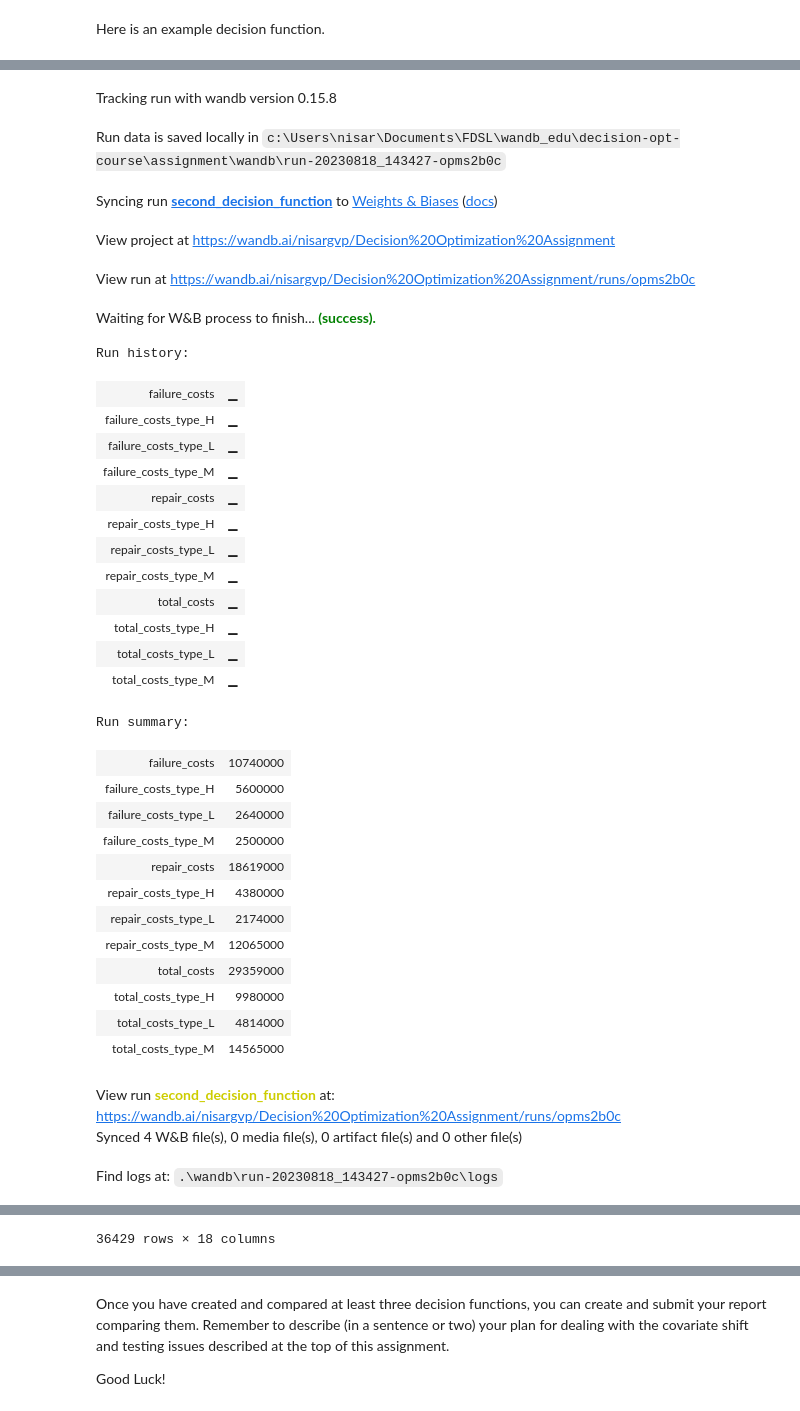
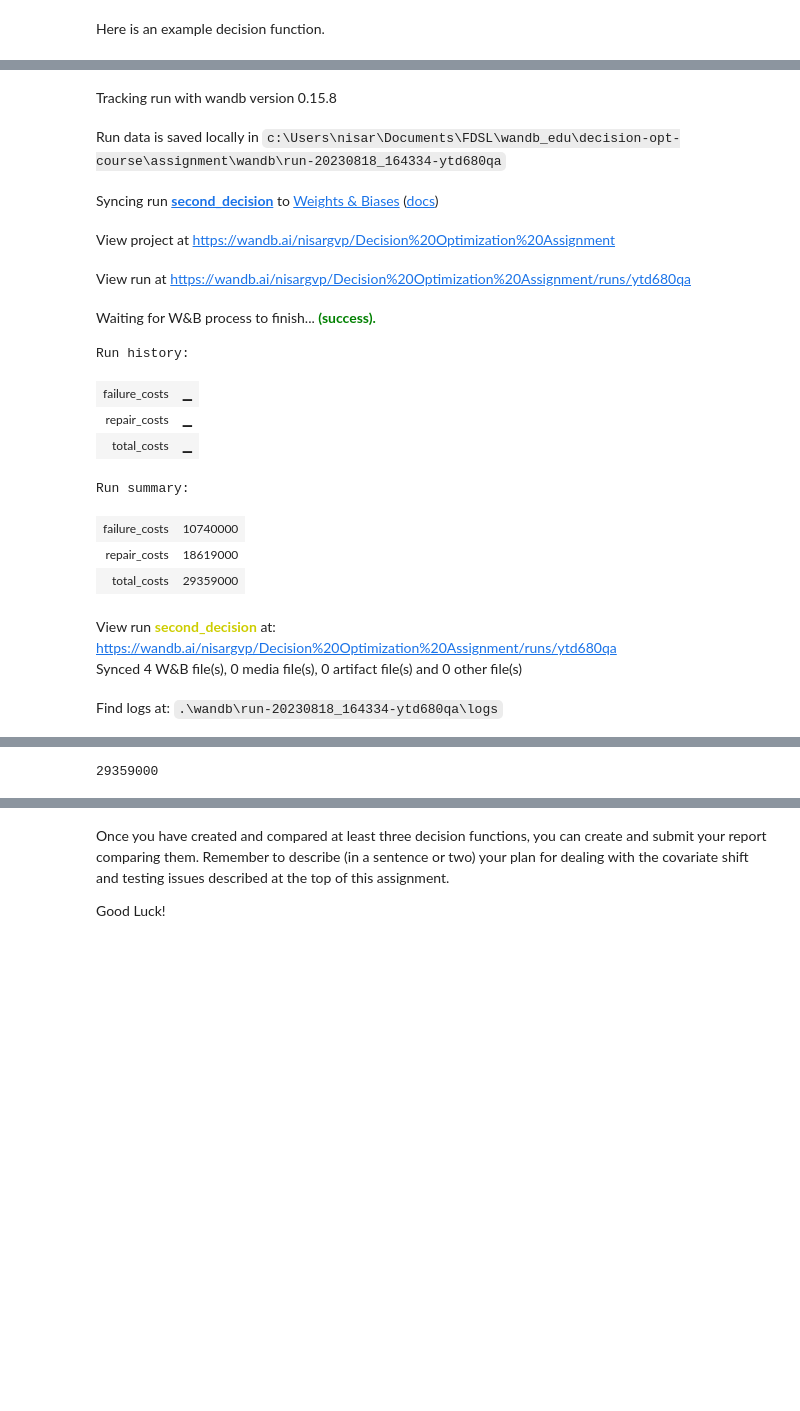
Before and after one commit to nisargvp/wandb_edu, a Jupyter notebook: decision-opt-course/assignment/start_here.ipynb, the cells around one changed output, grey strips where cells are left out. Cells and saved outputs as stored; diff of their text form; code cells hidden in the pictures; blank space fills up the shorter version.

```diff
--- a/decision-opt-course/assignment/start_here.ipynb
+++ b/decision-opt-course/assignment/start_here.ipynb
@@ -179,31 +179,19 @@ If choose to do preventive maintenance, you pay the cost shown below for `Cost o
 
 First, write a function that determines the costs given some data, a machine learning model to predict failure rates, and a decision function:
 # %%
-def log_metrics(outcomes, decision_function, tags = None):
+def log_metrics(outcomes, name="decision_function_name", tags = None):
     with wandb.init(project=project_name,
-                    name=decision_function.__name__,
+                    name=name,
                     job_type="repair decision cost simulations",
                     tags= tags):
         wandb.log({
-            "repair_costs_type_L": outcomes[outcomes["Type"] == "L"]["repair_cost"].sum(),
-            "repair_costs_type_M": outcomes[outcomes["Type"] == "M"]["repair_cost"].sum(),
-            "repair_costs_type_H": outcomes[outcomes["Type"] == "H"]["repair_cost"].sum(),
-
-            "failure_costs_type_L": outcomes[outcomes["Type"] == "L"]["failure_cost"].sum(),
-            "failure_costs_type_M": outcomes[outcomes["Type"] == "M"]["failure_cost"].sum(),
-            "failure_costs_type_H": outcomes[outcomes["Type"] == "H"]["failure_cost"].sum(),
-
-            "total_costs_type_L": outcomes[outcomes["Type"] == "L"]["failure_cost"].sum() + outcomes[outcomes["Type"] == "L"]["repair_cost"].sum(),
-            "total_costs_type_M": outcomes[outcomes["Type"] == "M"]["failure_cost"].sum() + outcomes[outcomes["Type"] == "M"]["repair_cost"].sum(),
-            "total_costs_type_H": outcomes[outcomes["Type"] == "H"]["failure_cost"].sum() + outcomes[outcomes["Type"] == "H"]["repair_cost"].sum(),
-
             "repair_costs": outcomes["repair_cost"].sum(),
             "failure_costs": outcomes["failure_cost"].sum(),
             "total_costs": outcomes["repair_cost"].sum() + outcomes["failure_cost"].sum(),
         })
     return
 # %%
-def cost_calculator(data, model, decision_function, tags=None, log=True):
+def cost_calculator(data, model, decision, tags=None, log=True, decision_name = "decision_function"):
     """
     Args:
         data (pandas.DataFrame): The dataset on which the cost is calculated.
@@ -225,7 +213,7 @@ def cost_calculator(data, model, decision_function, tags=None, log=True):
 
     data = data.merge(repair_cost_df, how='left', left_on='Type', right_on='machine_type', validate='many_to_one').drop('machine_type', axis=1)
 
-    data['repair_decision'] = decision_function(data, model)
+    data['repair_decision'] = decision
 
     data["repair_cost"] = np.where(
         data["repair_decision"] == 1,
@@ -240,11 +228,9 @@ def cost_calculator(data, model, decision_function, tags=None, log=True):
     )
 
     if log:
-        log_metrics(data, decision_function, tags)
+        log_metrics(data, decision_name, tags)
 
-    return data
-
-# first_costs = cost_calculator(test, modeling_pipeline, first_decision_function, tags=['test_data'], log=True)
+    return (data.repair_cost.sum() + data.failure_cost.sum())
 # %% [markdown]
 Here is an example decision function.
 # %%
@@ -323,63 +275,44 @@ def second_decision_function(data, model):
     Args:
         data (pandas.DataFrame): Data to make a decision on
         model (sklearn model): A trained sklearn classifier
 
     Returns:
         repair_decision (bool): A decision to repair or not to repair
     """
     machine_types = ['L', 'M', 'H']
     decision_thresholds = [0.02, 0.004, 0.006]
     repair_decisions = []
     original_indices = []
 
     for machine_type, decision_threshold in zip(machine_types, decision_thresholds):
         data_by_type = data[data.Type == machine_type]
         probability_of_failure = model.predict_proba(data_by_type[predictive_features])[:, 1]
         repair_decision = probability_of_failure > decision_threshold
         repair_decisions.extend(repair_decision)
         original_indices.extend(data_by_type.index)
 
     repair_decision_df = pd.DataFrame({'index': original_indices, 'repair_decision': repair_decisions})
     repair_decision_df = repair_decision_df.sort_values(by='index')
 
     return np.array(repair_decision_df['repair_decision'])
 
-second_costs = cost_calculator(test, modeling_pipeline, second_decision_function)
-
-second_costs
+second_decision = second_decision_function(test, modeling_pipeline,)
+cost_calculator(test, modeling_pipeline, second_decision, log=True, decision_name='second_decision')
 # %% [output]
 Tracking run with wandb version 0.15.8
-Run data is saved locally in c:\Users\nisar\Documents\FDSL\wandb_edu\decision-opt-course\assignment\wandb\run-20230818_143427-opms2b0c
+Run data is saved locally in c:\Users\nisar\Documents\FDSL\wandb_edu\decision-opt-course\assignment\wandb\run-20230818_164334-ytd680qa
-Syncing run second_decision_function to Weights & Biases (docs)
+Syncing run second_decision to Weights & Biases (docs)
 View project at https://wandb.ai/nisargvp/Decision%20Optimization%20Assignment
-View run at https://wandb.ai/nisargvp/Decision%20Optimization%20Assignment/runs/opms2b0c
+View run at https://wandb.ai/nisargvp/Decision%20Optimization%20Assignment/runs/ytd680qa
 Waiting for W&B process to finish... (success).
 Run history:
 | failure_costs | ▁ |
-| failure_costs_type_H | ▁ |
-| failure_costs_type_L | ▁ |
-| failure_costs_type_M | ▁ |
 | repair_costs | ▁ |
-| repair_costs_type_H | ▁ |
-| repair_costs_type_L | ▁ |
-| repair_costs_type_M | ▁ |
 | total_costs | ▁ |
-| total_costs_type_H | ▁ |
-| total_costs_type_L | ▁ |
-| total_costs_type_M | ▁ |
 Run summary:
 | failure_costs | 10740000 |
-| failure_costs_type_H | 5600000 |
-| failure_costs_type_L | 2640000 |
-| failure_costs_type_M | 2500000 |
 | repair_costs | 18619000 |
-| repair_costs_type_H | 4380000 |
-| repair_costs_type_L | 2174000 |
-| repair_costs_type_M | 12065000 |
 | total_costs | 29359000 |
-| total_costs_type_H | 9980000 |
-| total_costs_type_L | 4814000 |
-| total_costs_type_M | 14565000 |
-View run second_decision_function at: https://wandb.ai/nisargvp/Decision%20Optimization%20Assignment/runs/opms2b0c
+View run second_decision at: https://wandb.ai/nisargvp/Decision%20Optimization%20Assignment/runs/ytd680qa
 Synced 4 W&B file(s), 0 media file(s), 0 artifact file(s) and 0 other file(s)
-Find logs at: .\wandb\run-20230818_143427-opms2b0c\logs
+Find logs at: .\wandb\run-20230818_164334-ytd680qa\logs
@@ -398 +319 @@ Find logs at: .\wandb\run-20230818_143427-opms2b0c\logs
-36429 rows × 18 columns
+29359000
```
Also changed, not shown: parts of 7 cells of this notebook, 2 other files.
